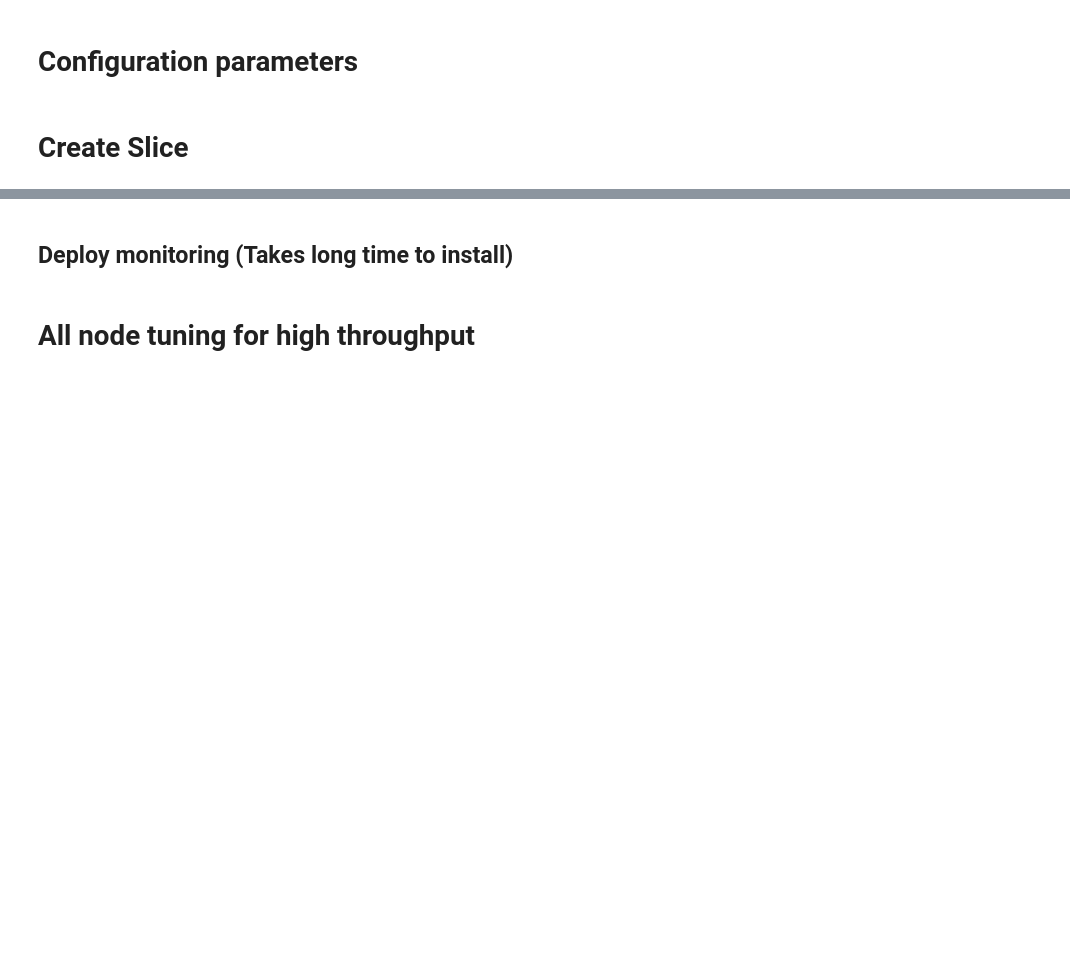
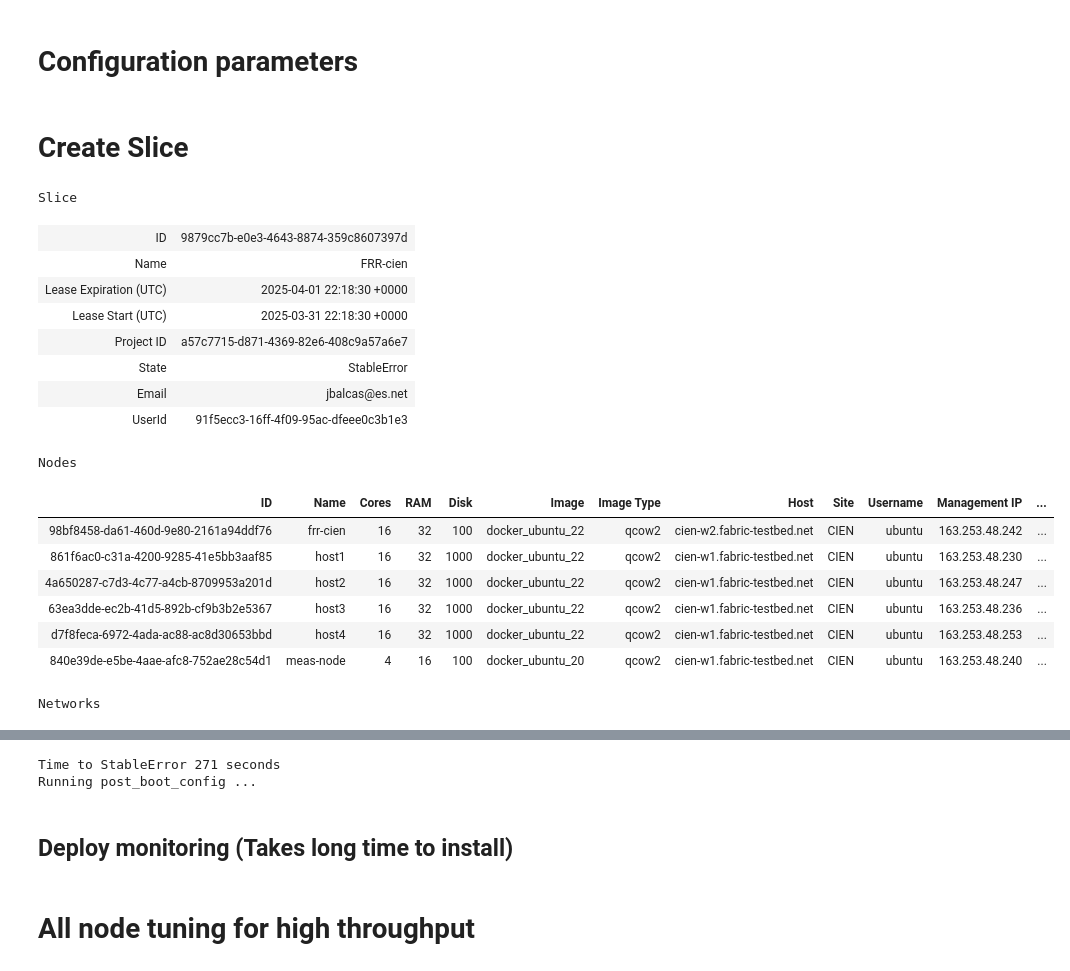
Before and after one commit to sdn-sense/vpp-frr, a Jupyter notebook: jupyter-notebooks/SENSE.ipynb, the cells around one changed output, grey strips where cells are left out. Cells and saved outputs as stored; diff of their text form; code cells hidden in the pictures; blank space fills up the shorter version.

```diff
--- a/jupyter-notebooks/SENSE.ipynb
+++ b/jupyter-notebooks/SENSE.ipynb
@@ -27,7 +62,7 @@ print(f"MFLib version  {mflib.__version__} " )
 # %% [markdown]
 # Configuration parameters
 # %%
-site = 'CERN'
+site = 'CIEN'
 slice_name = f'FRR-{site.lower()}'
 routername = f'frr-{site.lower()}'
 image_name = "docker_ubuntu_22"
@@ -37,11 +72,13 @@ host_image = 'docker_ubuntu_22'
 site_ranges = {'CERN': '2602:fcfb:001d',
                'LOSA': '2602:fcfb:0012',
                'NEWY': '2602:fcfb:0013',
-               'UCSD': '2602:fcfb:000d'}
+               'UCSD': '2602:fcfb:000d',
+               'CIEN': '2602:fcfb:0023'}
 router_asns = {'CERN': 64518,
                'LOSA': 64519,
                'NEWY': 64520,
-               'UCSD': 64521}
+               'UCSD': 64521,
+               'CIEN': 64523}
 
 routerasn = router_asns[site]
 rangestart = site_ranges[site]
@@ -80,7 +117,22 @@ ip_range_to_net = {'host1_n1': 'frr-net0',
                   'host3_n3': 'frr-net2',
                   'host4_n1': 'frr-net0',
                   'host4_n2': 'frr-net1',
-                  'host4_n3': 'frr-net2'}
+                  'host4_n3': 'frr-net2'
+                  }
+
+vlan_to_net = {'host1_n1': 100,
+                  'host1_n2': 101,
+                  'host1_n3': 102,
+                  'host2_n1': 100,
+                  'host2_n2': 101,
+                  'host2_n3': 102,
+                  'host3_n1': 100,
+                  'host3_n2': 101,
+                  'host3_n3': 102,
+                  'host4_n1': 100,
+                  'host4_n2': 101,
+                  'host4_n3': 102
+              }
 
 
 # Host IPs and corresponding gateways (pointing to FRR)
@@ -114,6 +166,7 @@ use_dataplane_routes = {"2602:fcfb::/36": "Fabric",
                         "2600:900::/28": "Nebraska",
                         "2001:48d0::/32": "SDSC",
                         "2620:f:a:50::/64": "NyCerNet",
+                        "2600:2701:5000:5001::/64": "NyCernet1",
                         "2601:0249:187f:cf74::/64": "JustasHome",
                         "2607:f720::/32": "UCSD"}
 
@@ -163,7 +216,12 @@ def localcmd(command):
 slice = fablib.new_slice(name=slice_name)
 
 # Add Router;
-router = slice.add_node(name=routername, site=site, cores=48, ram=128, disk=100, image=image_name)
+router = slice.add_node(name=routername, site=site, cores=16, ram=32, disk=100, image=image_name)
+if site in ['CERN', 'CIEN']:
+    routernic1 = router.add_component(model='NIC_ConnectX_6', name='nic_local1').get_interfaces()
+    slice.add_l2network(name="nic_local1_1", interfaces=[routernic1[0]])
+    slice.add_l2network(name="nic_local1_2", interfaces=[routernic1[1]])
+
 routernic = router.add_component(model='NIC_ConnectX_6', name='nic_local').get_interfaces()
 # This will get dedicated NIC with 2 ports.
 # Port-1 - Is used for Peering with Fabric Cisco
@@ -174,30 +232,49 @@ vlan = frr_config['vlan']
 net1 = slice.add_l3network(name=f'pub-0', type='IPv6Ext', subnet=subnet)
 ciface = routernic[1].add_sub_interface(f"vlan{vlan}", vlan=str(vlan), bw=100)
 ciface.set_mode('manual')
 net1.add_interface(ciface)
 
 # Add Networks and interfaces to FRR
 for iprange, rangeitems in ip_ranges.items():
     subnet = IPv6Network(iprange)
     vlan = rangeitems['vlan']
     gateway = subnet[1]
     net1 = slice.add_l2network(name=rangeitems['name'], subnet=subnet, gateway=gateway)
     ciface = routernic[0].add_sub_interface(f"vlan{vlan}", vlan=str(vlan), bw=100)
     ciface.set_mode('manual')
     net1.add_interface(ciface)
 
 # Add Network and interfaces to Hosts
 for host, rangeitems in hosts.items():
     node = slice.add_node(name=f"{host}", site=site, cores=16, ram=32, disk=1000, image=host_image)
     counter = 0
     for hostnet, hostrange in rangeitems.items():
         for hostip, hostgw in hostrange.items():
             iface = node.add_component(model='NIC_Basic', name=hostnet).get_interfaces()[0]
             iface.set_mode('manual')
             net1 = slice.get_network(name=ip_range_to_net[hostnet])
             net1.add_interface(iface)
 
 # Add Measurement node:
 MFLib.addMeasNode(slice, site=site, disk=100)
 
 slice.submit()
+# %% [output]
+Slice
+| ID | 9879cc7b-e0e3-4643-8874-359c8607397d |
+| Name | FRR-cien |
+| Lease Expiration (UTC) | 2025-04-01 22:18:30 +0000 |
+| Lease Start (UTC) | 2025-03-31 22:18:30 +0000 |
+| Project ID | a57c7715-d871-4369-82e6-408c9a57a6e7 |
+| State | StableError |
+| Email | jbalcas@es.net |
+| UserId | 91f5ecc3-16ff-4f09-95ac-dfeee0c3b1e3 |
+Nodes
+| ID | Name | Cores | RAM | Disk | Image | Image Type | Host | Site | Username | Management IP | ... |
+| 98bf8458-da61-460d-9e80-2161a94ddf76 | frr-cien | 16 | 32 | 100 | docker_ubuntu_22 | qcow2 | cien-w2.fabric-testbed.net | CIEN | ubuntu | 163.253.48.242 | ... |
+| 861f6ac0-c31a-4200-9285-41e5bb3aaf85 | host1 | 16 | 32 | 1000 | docker_ubuntu_22 | qcow2 | cien-w1.fabric-testbed.net | CIEN | ubuntu | 163.253.48.230 | ... |
+| 4a650287-c7d3-4c77-a4cb-8709953a201d | host2 | 16 | 32 | 1000 | docker_ubuntu_22 | qcow2 | cien-w1.fabric-testbed.net | CIEN | ubuntu | 163.253.48.247 | ... |
+| 63ea3dde-ec2b-41d5-892b-cf9b3b2e5367 | host3 | 16 | 32 | 1000 | docker_ubuntu_22 | qcow2 | cien-w1.fabric-testbed.net | CIEN | ubuntu | 163.253.48.236 | ... |
+| d7f8feca-6972-4ada-ac88-ac8d30653bbd | host4 | 16 | 32 | 1000 | docker_ubuntu_22 | qcow2 | cien-w1.fabric-testbed.net | CIEN | ubuntu | 163.253.48.253 | ... |
+| 840e39de-e5be-4aae-afc8-752ae28c54d1 | meas-node | 4 | 16 | 100 | docker_ubuntu_20 | qcow2 | cien-w1.fabric-testbed.net | CIEN | ubuntu | 163.253.48.240 | ... |
+Networks
@@ -204,3 +289,5 @@ slice.submit()
+Time to StableError 271 seconds
+Running post_boot_config ...
 # %% [markdown]
 ## Deploy monitoring (Takes long time to install)
 # %%
```
Also changed, not shown: parts of 19 cells of this notebook.
